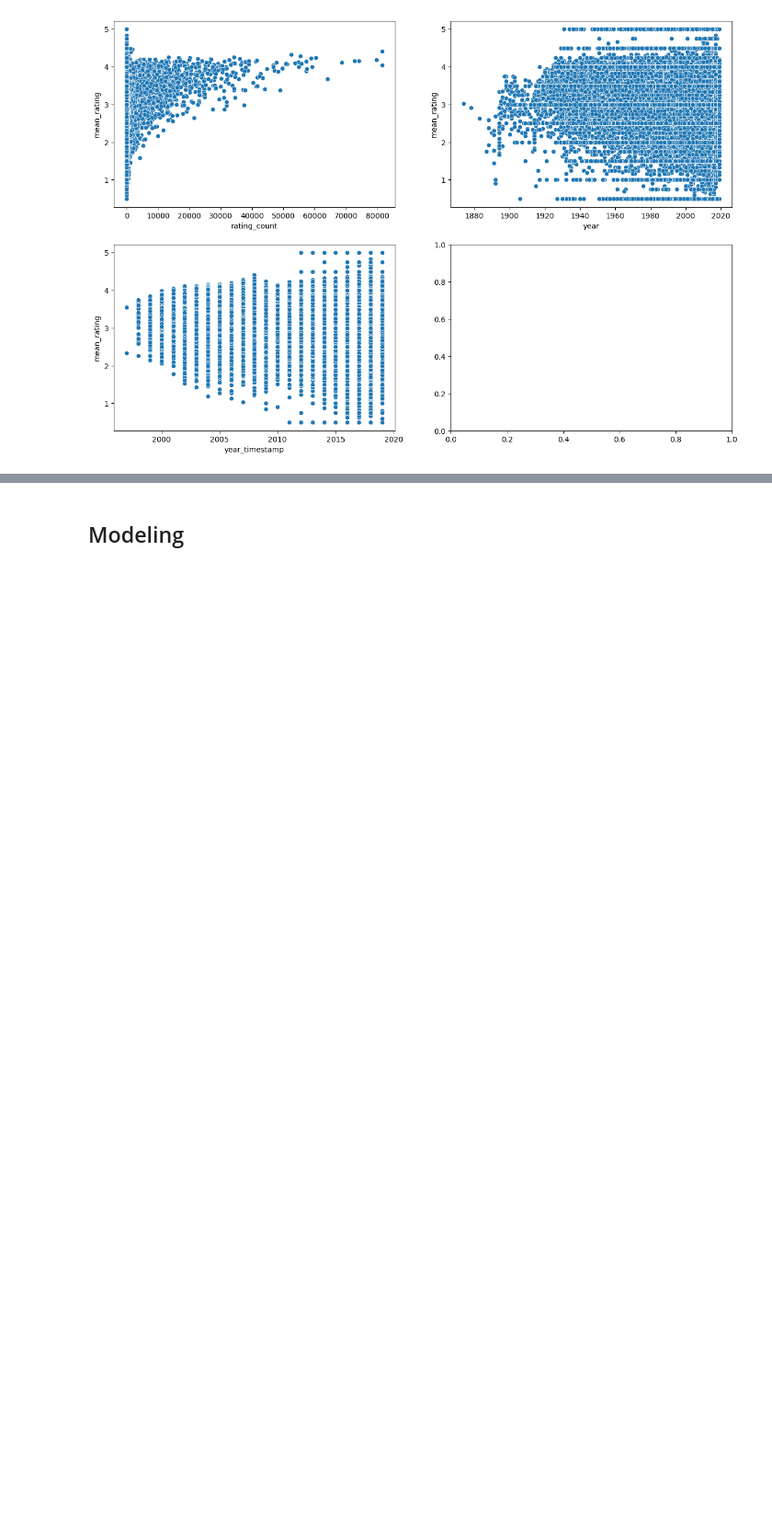
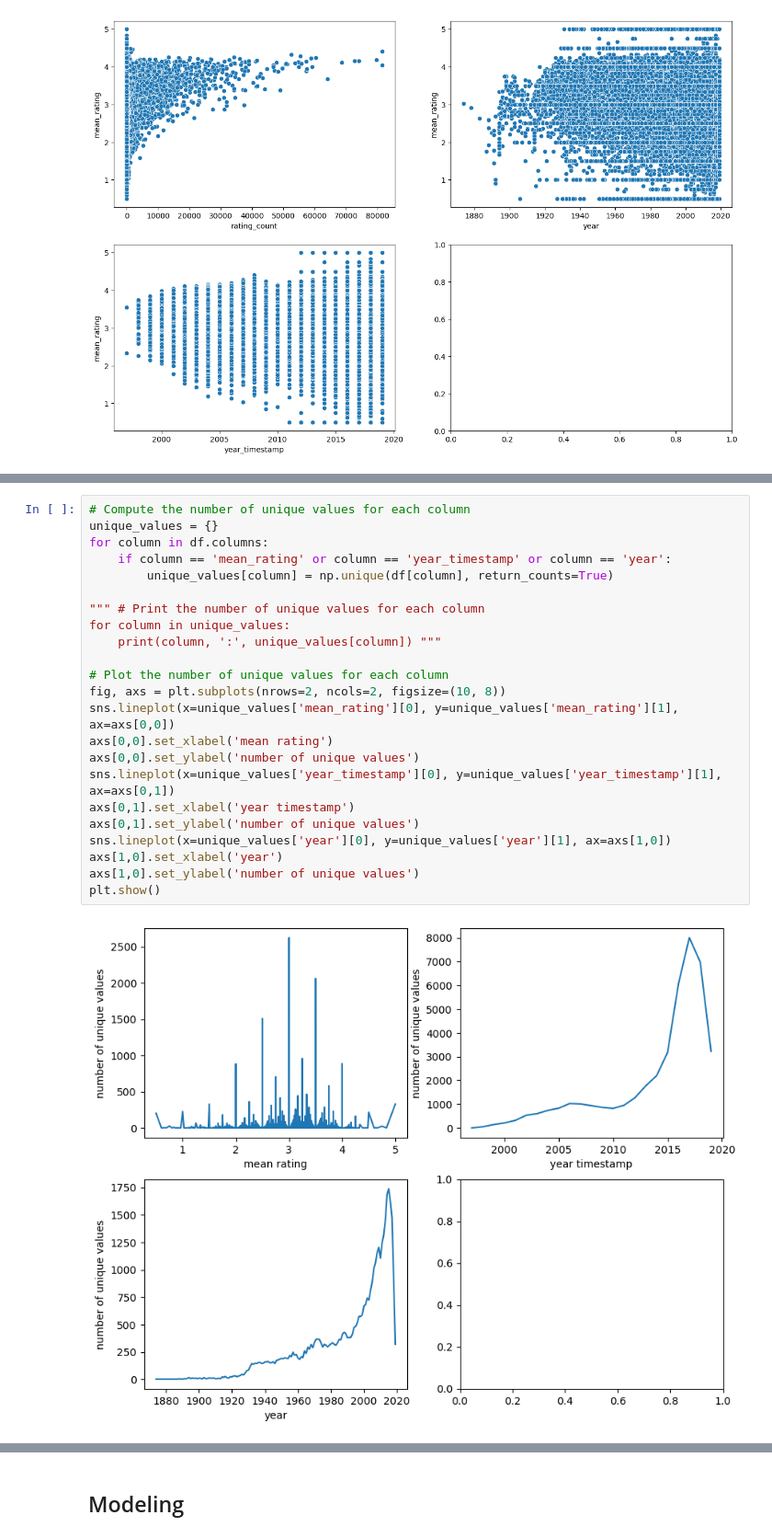
Before and after one commit to nicolopizzo/data-analytics, a Jupyter notebook: analysis.ipynb, the cells around one changed output, grey strips where cells are left out. Shown at 92% size. Saved outputs shown, nothing was run; the diff lists cells and outputs as text; blank space fills up the shorter version.

```diff
--- a/analysis.ipynb
+++ b/analysis.ipynb
@@ -435,0 +465,25 @@ print('Number of samples in df_preprocessed: ', df_preprocessed.shape[0])
+# %%
+# Compute the number of unique values for each column
+unique_values = {}
+for column in df.columns:
+    if column == 'mean_rating' or column == 'year_timestamp' or column == 'year':
+        unique_values[column] = np.unique(df[column], return_counts=True)
+
+""" # Print the number of unique values for each column
+for column in unique_values:
+    print(column, ':', unique_values[column]) """
+
+# Plot the number of unique values for each column
+fig, axs = plt.subplots(nrows=2, ncols=2, figsize=(10, 8))
+sns.lineplot(x=unique_values['mean_rating'][0], y=unique_values['mean_rating'][1], ax=axs[0,0])
+axs[0,0].set_xlabel('mean rating')
+axs[0,0].set_ylabel('number of unique values')
+sns.lineplot(x=unique_values['year_timestamp'][0], y=unique_values['year_timestamp'][1], ax=axs[0,1])
+axs[0,1].set_xlabel('year timestamp')
+axs[0,1].set_ylabel('number of unique values')
+sns.lineplot(x=unique_values['year'][0], y=unique_values['year'][1], ax=axs[1,0])
+axs[1,0].set_xlabel('year')
+axs[1,0].set_ylabel('number of unique values')
+plt.show()
+# %% [output]
+[figure, added]
```
Also changed, not shown: parts of 23 cells of this notebook.
